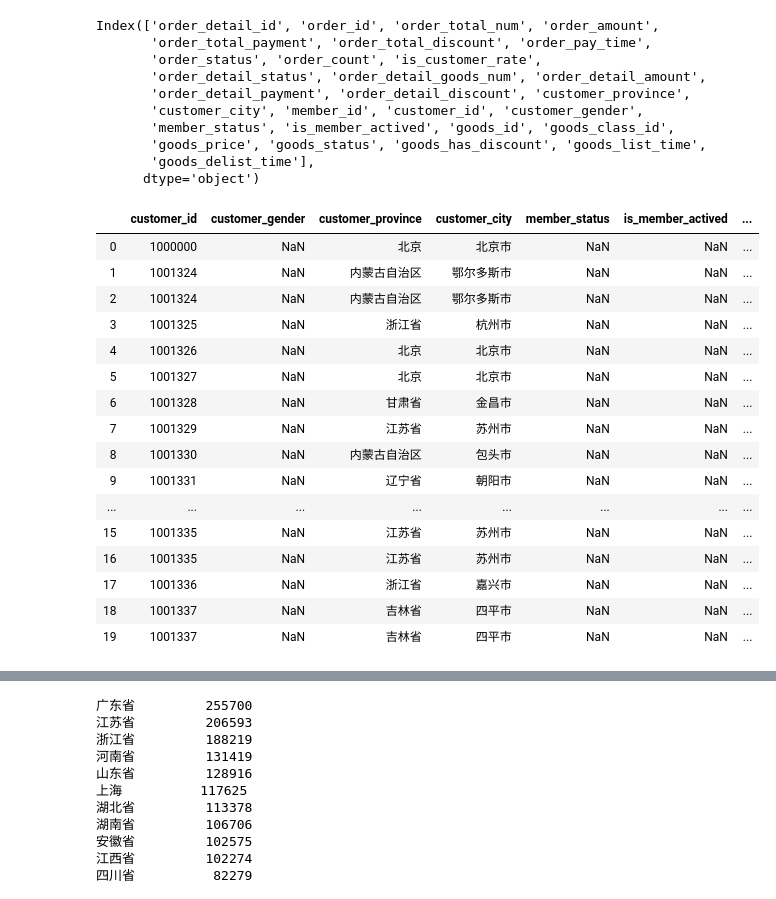
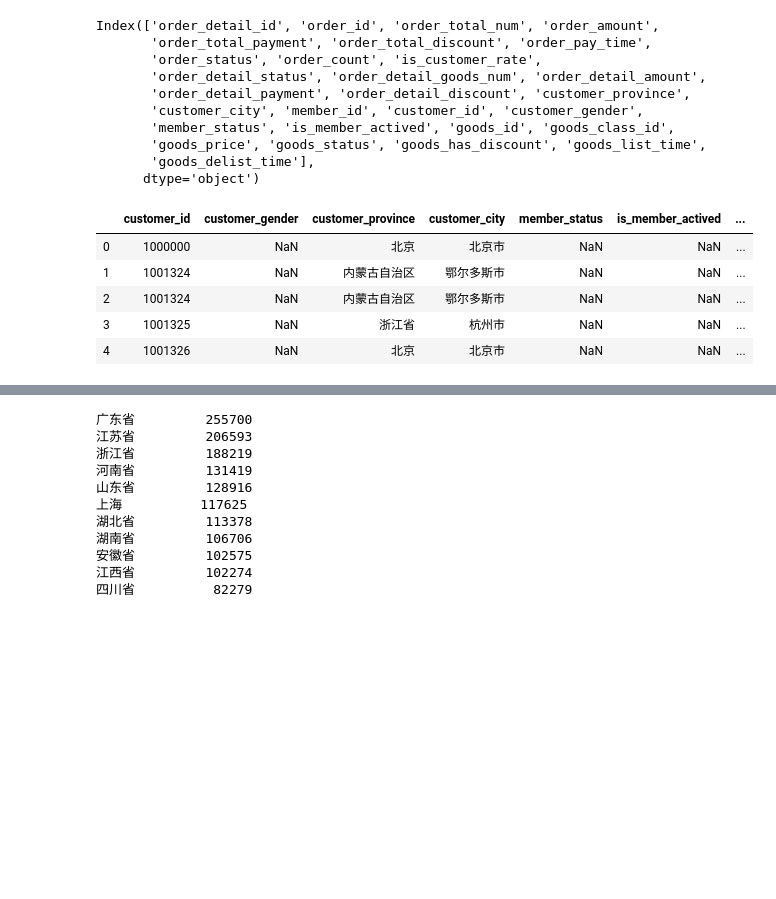
Before and after one commit to guanqin-123/kkb_notes, a Jupyter notebook: week8.ipynb, the cells around one changed output, grey strips where cells are left out. Drawn from its saved outputs; the diff is of its cells as text; code cells hidden in the pictures; blank space fills up the shorter version.

```diff
--- a/week8.ipynb
+++ b/week8.ipynb
@@ -48,45 +58,35 @@ train = raw[['customer_id',
              'customer_province',
              'customer_city',
              'member_status',
              'is_member_actived',
              'is_customer_rate',
              'order_pay_time',
              'order_total_num',
              'order_amount',
              'order_total_payment',
              'order_total_discount',
              'order_status',
              'order_count',
              'order_detail_status',
              'order_detail_goods_num',
              'order_detail_amount',
              'order_detail_payment',
              'order_detail_discount',
              'goods_has_discount',
              'goods_class_id',
+             'goods_id',
              'goods_price',
              'goods_status',
              'goods_list_time',
              'goods_delist_time',]]
-train.head(20)
+train.head(5)
 # %% [output]
 |  | customer_id | customer_gender | customer_province | customer_city | member_status | is_member_actived | ... |
 | 0 | 1000000 | NaN | 北京 | 北京市 | NaN | NaN | ... |
 | 1 | 1001324 | NaN | 内蒙古自治区 | 鄂尔多斯市 | NaN | NaN | ... |
 | 2 | 1001324 | NaN | 内蒙古自治区 | 鄂尔多斯市 | NaN | NaN | ... |
 | 3 | 1001325 | NaN | 浙江省 | 杭州市 | NaN | NaN | ... |
 | 4 | 1001326 | NaN | 北京 | 北京市 | NaN | NaN | ... |
-| 5 | 1001327 | NaN | 北京 | 北京市 | NaN | NaN | ... |
-| 6 | 1001328 | NaN | 甘肃省 | 金昌市 | NaN | NaN | ... |
-| 7 | 1001329 | NaN | 江苏省 | 苏州市 | NaN | NaN | ... |
-| 8 | 1001330 | NaN | 内蒙古自治区 | 包头市 | NaN | NaN | ... |
-| 9 | 1001331 | NaN | 辽宁省 | 朝阳市 | NaN | NaN | ... |
-| ... | ... | ... | ... | ... | ... | ... | ... |
-| 15 | 1001335 | NaN | 江苏省 | 苏州市 | NaN | NaN | ... |
-| 16 | 1001335 | NaN | 江苏省 | 苏州市 | NaN | NaN | ... |
-| 17 | 1001336 | NaN | 浙江省 | 嘉兴市 | NaN | NaN | ... |
-| 18 | 1001337 | NaN | 吉林省 | 四平市 | NaN | NaN | ... |
-| 19 | 1001337 | NaN | 吉林省 | 四平市 | NaN | NaN | ... |
 # %%
 train.sample(n=20) #random selection
 # %% [output]
```
Also changed, not shown: parts of 7 cells of this notebook.
